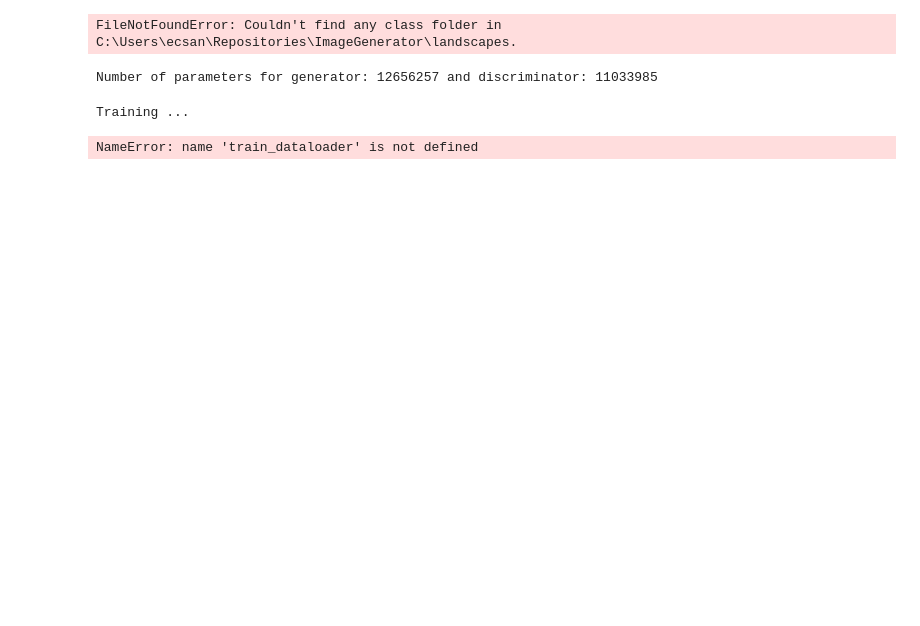
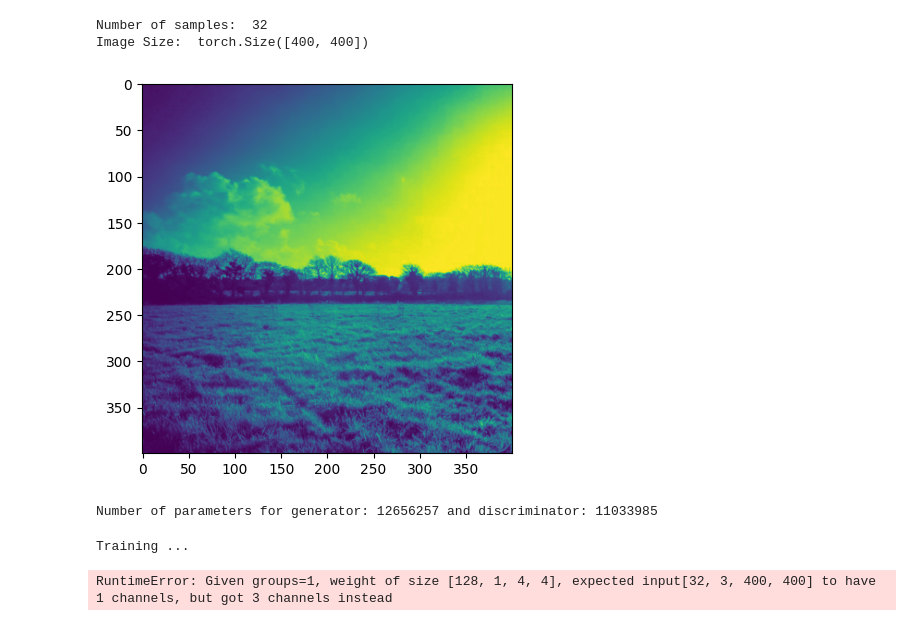
Before and after one commit to ecSanders/ImageGenerator, a Jupyter notebook: main.ipynb, the cells around one changed output. Cells and saved outputs as stored; diff of their text form; code cells hidden in the pictures; blank space fills up the shorter version.

```diff
--- a/main.ipynb
+++ b/main.ipynb
@@ -13,7 +13,7 @@ batch_size = 32
 learning_rate = 2e-4
 
 img_transform = transforms.Compose([
-    transforms.Resize(64),
+    transforms.Resize((400,400)),
     transforms.ToTensor(),
     transforms.Normalize((0.5,), (0.5,))
 ])
@@ -28,35 +28,35 @@ PATH = os.getcwd()
 landscape_training = datasets.ImageFolder(PATH +"\landscapes", transform=img_transform)
 ltrain_dataloader = torch.utils.data.DataLoader(landscape_training, batch_size=batch_size, shuffle=True)
 
-# landscape_test = datasets.ImageFolder(PATH + "\landscapes", transform=img_transform)
-# ltest_dataloader = torch.utils.data.DataLoader(landscape_test, batch_size=batch_size, shuffle=True)
+landscape_test = datasets.ImageFolder(PATH + "\landscapes", transform=img_transform)
+ltest_dataloader = torch.utils.data.DataLoader(landscape_test, batch_size=batch_size, shuffle=True)
 
 ### Paintings ###
-# painting_training = datasets.ImageFolder(PATH + "\paintings", transform=img_transform)
-# ptrain_dataloader = torch.utils.data.DataLoader(painting_training, batch_size=batch_size, shuffle=True)
+painting_training = datasets.ImageFolder(PATH + "\paintings", transform=img_transform)
+ptrain_dataloader = torch.utils.data.DataLoader(painting_training, batch_size=batch_size, shuffle=True)
 
-# painting_test = datasets.ImageFolder(PATH +"\paintings", transform=img_transform)
-# ptest_dataloader = torch.utils.data.DataLoader(painting_test, batch_size=batch_size, shuffle=True)
+painting_test = datasets.ImageFolder(PATH +"\paintings", transform=img_transform)
+ptest_dataloader = torch.utils.data.DataLoader(painting_test, batch_size=batch_size, shuffle=True)
-# %% [output]
-FileNotFoundError: Couldn't find any class folder in C:\Users\ecsan\Repositories\ImageGenerator\landscapes.
 # %%
 import matplotlib.pyplot as plt
+import opencv2 as cv
 # iter function iterates through all the
 # images and labels and stores in two variables
 images, labels = next(iter(ltrain_dataloader))
 
 # print the total no of samples
 print('Number of samples: ', len(images))
 image = images[2][0]  # load 3rd sample
 
 # visualize the image
-plt.imshow(image, cmap='gray')
+plt.imshow(image)
 
 # print the size of image
 print("Image Size: ", image.size())
-
-# print the label
-print(label)
+# %% [output]
+Number of samples:  32
+Image Size:  torch.Size([400, 400])
+[figure, added]
 # %%
 class Generator(nn.Module):
     def __init__(self, d=128):
@@ -138,7 +138,7 @@ for epoch in range(num_epochs):
     disc_loss_avg.append(0)
     num_batches = 0
 
-    for image_batch, _ in train_dataloader:
+    for image_batch, _ in ltrain_dataloader:
 
         # get dataset image and create real and fake labels for use in the loss
         image_batch = image_batch.to(device)
@@ -180,4 +180,4 @@ for epoch in range(num_epochs):
           (epoch+1, num_epochs, gen_loss_avg[-1], disc_loss_avg[-1]))
 # %% [output]
 Training ...
-NameError: name 'train_dataloader' is not defined
+RuntimeError: Given groups=1, weight of size [128, 1, 4, 4], expected input[32, 3, 400, 400] to have 1 channels, but got 3 channels instead
```
